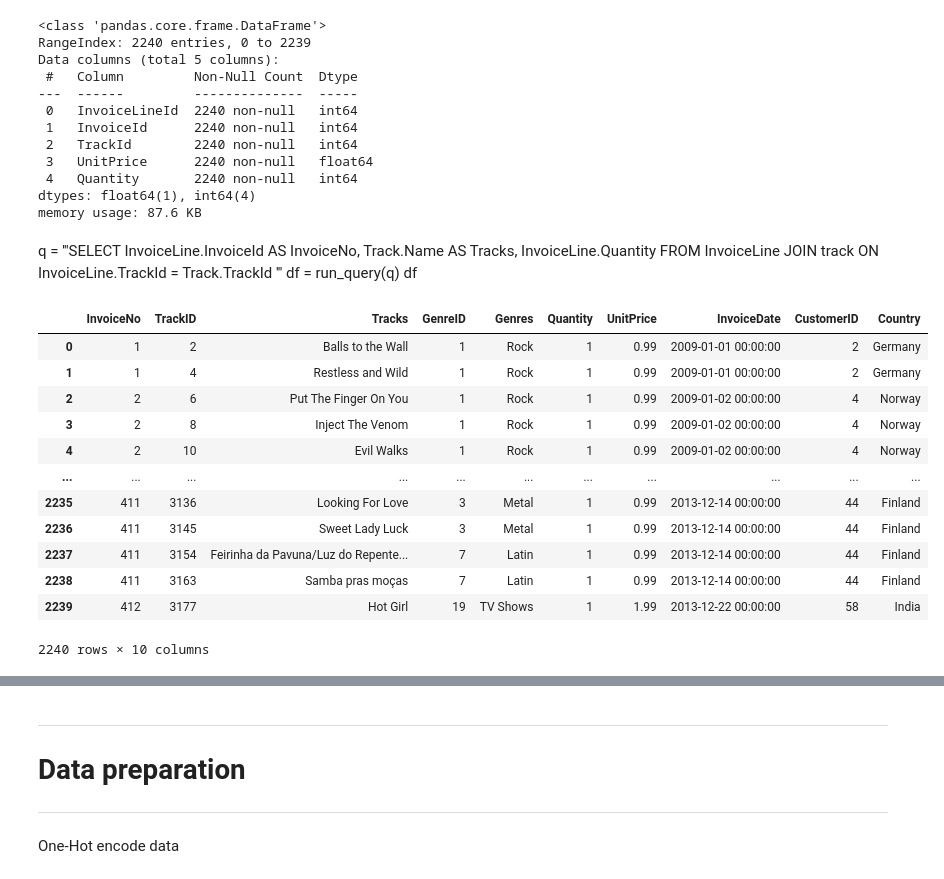
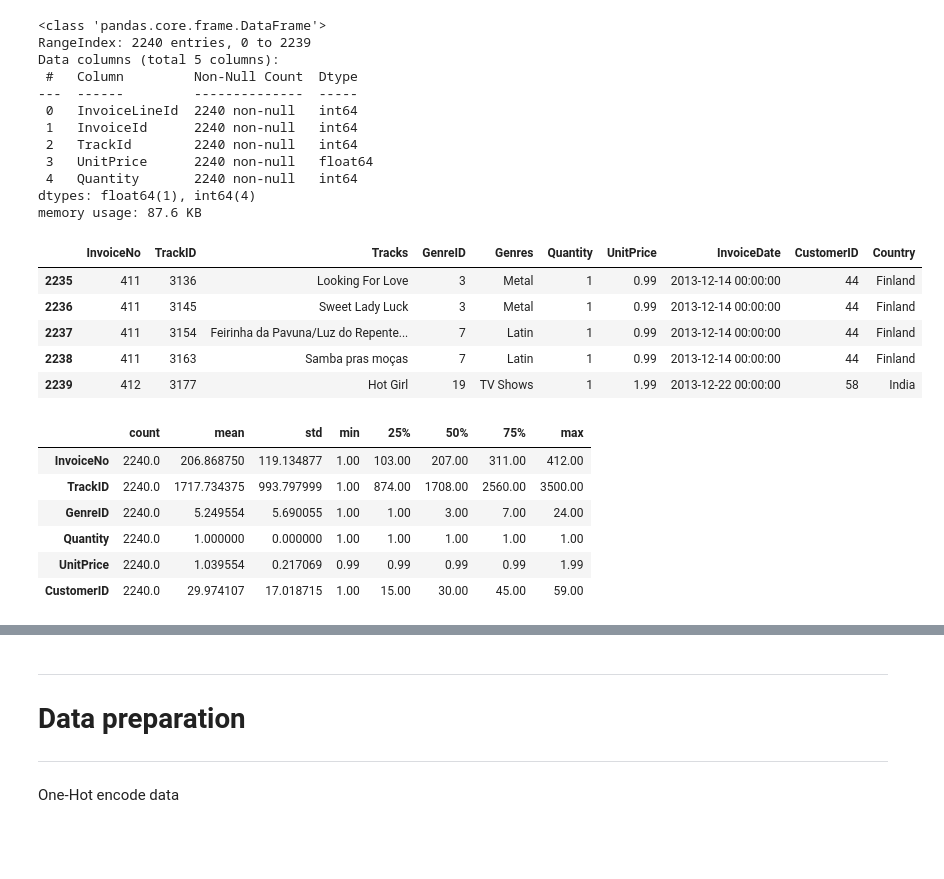
Before and after one commit to nw-kusuma/Big-Data-Class, a Jupyter notebook: BD06-Market Basket/ChinookDB-MBAnalysis.ipynb, the cells around one changed output, grey strips where cells are left out. Drawn from its saved outputs; the diff is of its cells as text; code cells hidden in the pictures; blank space fills up the shorter version.

```diff
--- a/BD06-Market Basket/ChinookDB-MBAnalysis.ipynb
+++ b/BD06-Market Basket/ChinookDB-MBAnalysis.ipynb
@@ -22,8 +22,9 @@ Construct helper function for data connection and queries
 # %%
-#conn = sqlite3.connect('../dataset/chinook.db')
+import sqlite3 as sql
+#conn = sqlite3.connect("../BD00-Datasets/db-datasets/chinook.db")
 #c = conn.cursor()
 def run_query(q):
-    with sqlite3.connect('../BD00-Datasets/db-datasets/chinook.db') as conn:
+    with sql.connect("../BD00-Datasets/db-datasets/chinook.db") as conn:
         return pd.read_sql_query(q, conn)
 # %% [markdown]
 ***
@@ -93,48 +92,41 @@ Data columns (total 5 columns):
  4   Quantity       2240 non-null   int64
 dtypes: float64(1), int64(4)
 memory usage: 87.6 KB
-# %% [markdown]
-q = '''SELECT InvoiceLine.InvoiceId AS InvoiceNo,
-              Track.Name AS Tracks,
-              InvoiceLine.Quantity
-       FROM InvoiceLine
-       JOIN track
-            ON InvoiceLine.TrackId = Track.TrackId
-    '''
-df = run_query(q)
-df
 # %%
-q = '''SELECT InvoiceLine.InvoiceId AS InvoiceNo,
-              InvoiceLine.TrackId AS TrackID,
-              Track.Name AS Tracks,
-              Genre.GenreId AS GenreID,
-              Genre.Name AS Genres,
-              InvoiceLine.Quantity,
-              InvoiceLine.UnitPrice,
-              Invoice.InvoiceDate,
-              Invoice.CustomerId AS CustomerID,
-              Invoice.BillingCountry AS Country
-       FROM InvoiceLine
-       JOIN Invoice
-            ON InvoiceLine.InvoiceId = Invoice.InvoiceId
-       JOIN track
-            ON InvoiceLine.TrackId = Track.TrackId
-       JOIN genre
-            ON Track.GenreId = Genre.GenreId
-    '''
+q = """SELECT il.InvoiceId AS InvoiceNo,
+              il.TrackId AS TrackID,
+              t.Name AS Tracks,
+              g.GenreId AS GenreID,
+              g.Name AS Genres,
+              il.Quantity,
+              il.UnitPrice,
+              i.InvoiceDate,
+              i.CustomerId AS CustomerID,
+              i.BillingCountry AS Country
+       FROM InvoiceLine il
+       JOIN Invoice i
+            ON il.InvoiceId = i.InvoiceId
+       JOIN track  t
+            ON il.TrackId = t.TrackId
+       JOIN genre g
+            ON t.GenreId = g.GenreId
+    """
 df = run_query(q)
-df
+df.tail()
 # %% [output]
 |  | InvoiceNo | TrackID | Tracks | GenreID | Genres | Quantity | UnitPrice | InvoiceDate | CustomerID | Country |
-| 0 | 1 | 2 | Balls to the Wall | 1 | Rock | 1 | 0.99 | 2009-01-01 00:00:00 | 2 | Germany |
-| 1 | 1 | 4 | Restless and Wild | 1 | Rock | 1 | 0.99 | 2009-01-01 00:00:00 | 2 | Germany |
-| 2 | 2 | 6 | Put The Finger On You | 1 | Rock | 1 | 0.99 | 2009-01-02 00:00:00 | 4 | Norway |
-| 3 | 2 | 8 | Inject The Venom | 1 | Rock | 1 | 0.99 | 2009-01-02 00:00:00 | 4 | Norway |
-| 4 | 2 | 10 | Evil Walks | 1 | Rock | 1 | 0.99 | 2009-01-02 00:00:00 | 4 | Norway |
-| ... | ... | ... | ... | ... | ... | ... | ... | ... | ... | ... |
 | 2235 | 411 | 3136 | Looking For Love | 3 | Metal | 1 | 0.99 | 2013-12-14 00:00:00 | 44 | Finland |
 | 2236 | 411 | 3145 | Sweet Lady Luck | 3 | Metal | 1 | 0.99 | 2013-12-14 00:00:00 | 44 | Finland |
 | 2237 | 411 | 3154 | Feirinha da Pavuna/Luz do Repente... | 7 | Latin | 1 | 0.99 | 2013-12-14 00:00:00 | 44 | Finland |
 | 2238 | 411 | 3163 | Samba pras moças | 7 | Latin | 1 | 0.99 | 2013-12-14 00:00:00 | 44 | Finland |
 | 2239 | 412 | 3177 | Hot Girl | 19 | TV Shows | 1 | 1.99 | 2013-12-22 00:00:00 | 58 | India |
-2240 rows × 10 columns
+# %%
+df.describe().T
+# %% [output]
+|  | count | mean | std | min | 25% | 50% | 75% | max |
+| InvoiceNo | 2240.0 | 206.868750 | 119.134877 | 1.00 | 103.00 | 207.00 | 311.00 | 412.00 |
+| TrackID | 2240.0 | 1717.734375 | 993.797999 | 1.00 | 874.00 | 1708.00 | 2560.00 | 3500.00 |
+| GenreID | 2240.0 | 5.249554 | 5.690055 | 1.00 | 1.00 | 3.00 | 7.00 | 24.00 |
+| Quantity | 2240.0 | 1.000000 | 0.000000 | 1.00 | 1.00 | 1.00 | 1.00 | 1.00 |
+| UnitPrice | 2240.0 | 1.039554 | 0.217069 | 0.99 | 0.99 | 0.99 | 0.99 | 1.99 |
+| CustomerID | 2240.0 | 29.974107 | 17.018715 | 1.00 | 15.00 | 30.00 | 45.00 | 59.00 |
```
Also changed, not shown: parts of 16 cells of this notebook.
